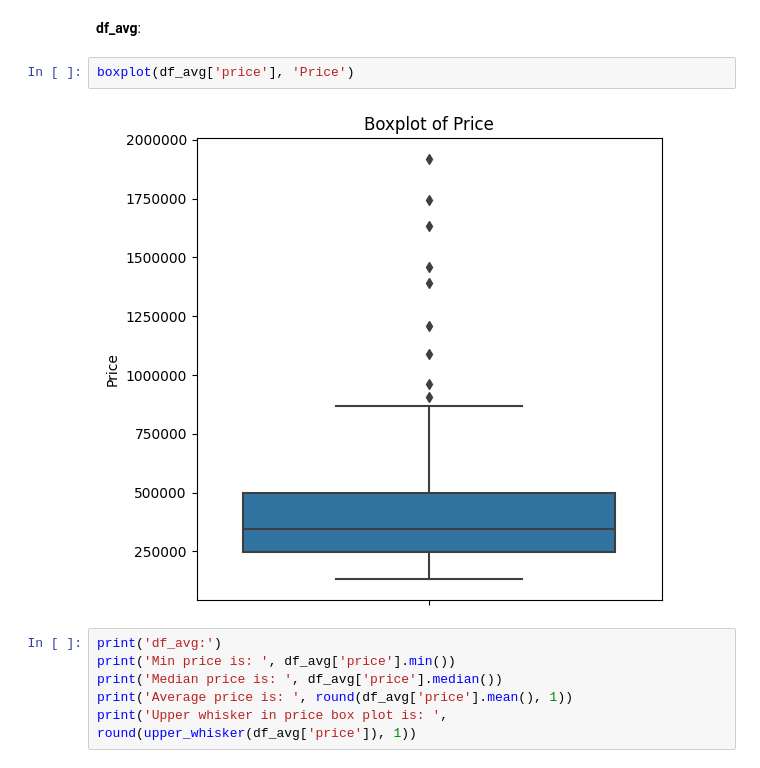
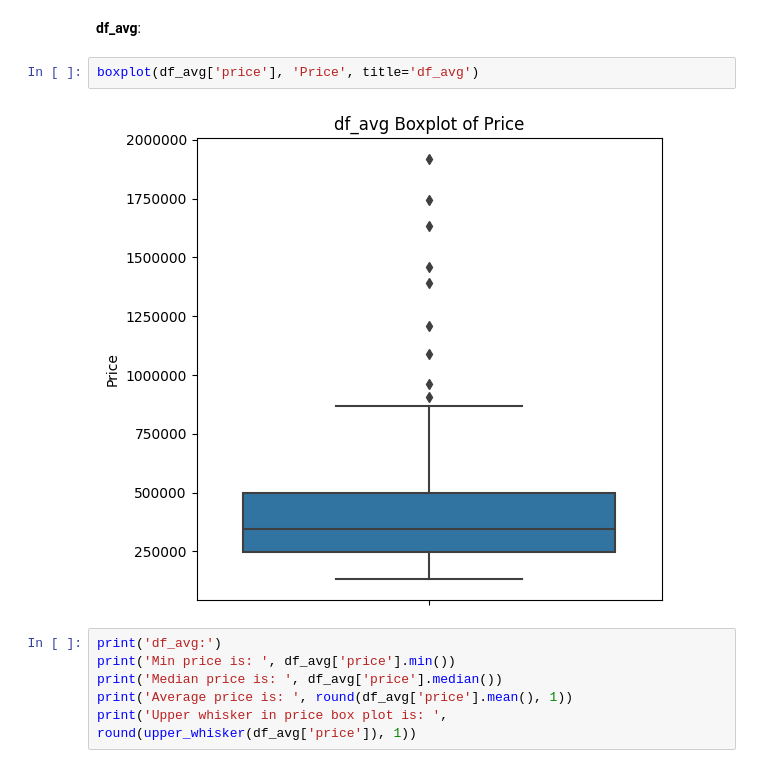
Before and after one commit to AurelPap/apartment-hunter, a Jupyter notebook: working_files_ruta/data-processing.ipynb, the cells around one changed output. Cells and saved outputs as stored; diff of their text form.

```diff
--- a/working_files_ruta/data-processing.ipynb
+++ b/working_files_ruta/data-processing.ipynb
@@ -307,9 +306,9 @@ Upper whisker in price box plot is:  1125201.0
 # %% [markdown]
 **df_avg**:
 # %%
-boxplot(df_avg['price'], 'Price')
+boxplot(df_avg['price'], 'Price', title='df_avg')
 # %% [output]
-[figure, old version]
+[figure, new version]
 # %%
 print('df_avg:')
 print('Min price is: ', df_avg['price'].min())
```
Also changed, not shown: parts of 7 cells of this notebook.
